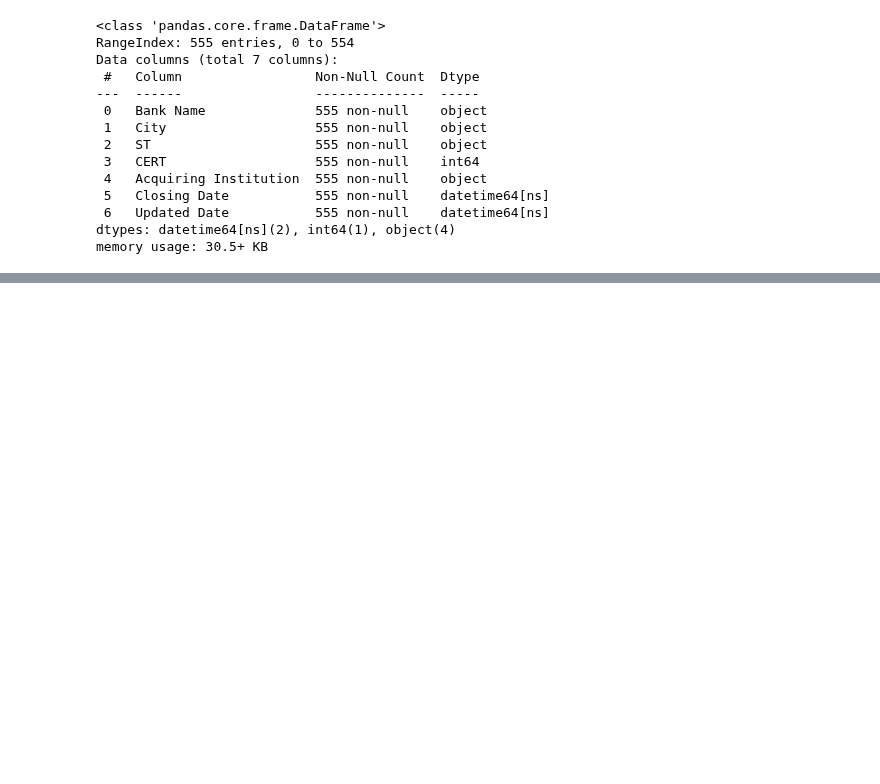
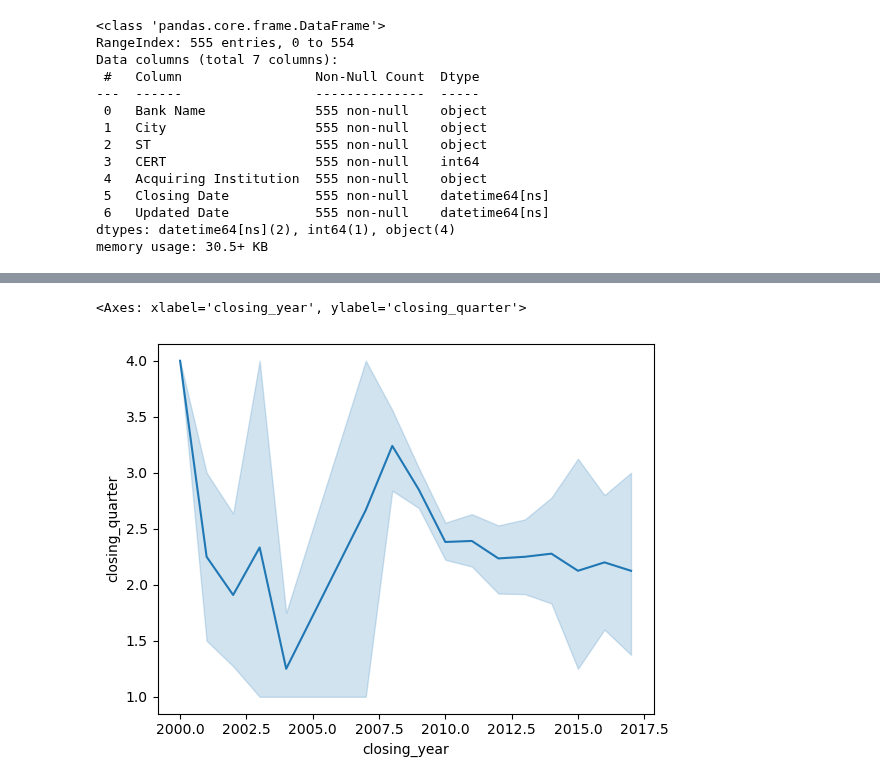
Before and after one commit to layla-focalors/pandas_learning, a Jupyter notebook: Learning_Final_Exam/Layla.ipynb, the cells around one changed output, grey strips where cells are left out. Saved outputs shown, nothing was run; the diff lists cells and outputs as text; code cells hidden in the pictures; blank space fills up the shorter version.

```diff
--- a/Learning_Final_Exam/Layla.ipynb
+++ b/Learning_Final_Exam/Layla.ipynb
@@ -1252,0 +1402,5 @@ df[['Closing Date', 'clo']]
+# %%
+sns.lineplot(data=df, x='closing_year', y='closing_quarter')
+# %% [output]
+<Axes: xlabel='closing_year', ylabel='closing_quarter'>
+[figure, added]
```
Also changed, not shown: parts of 27 cells of this notebook.
